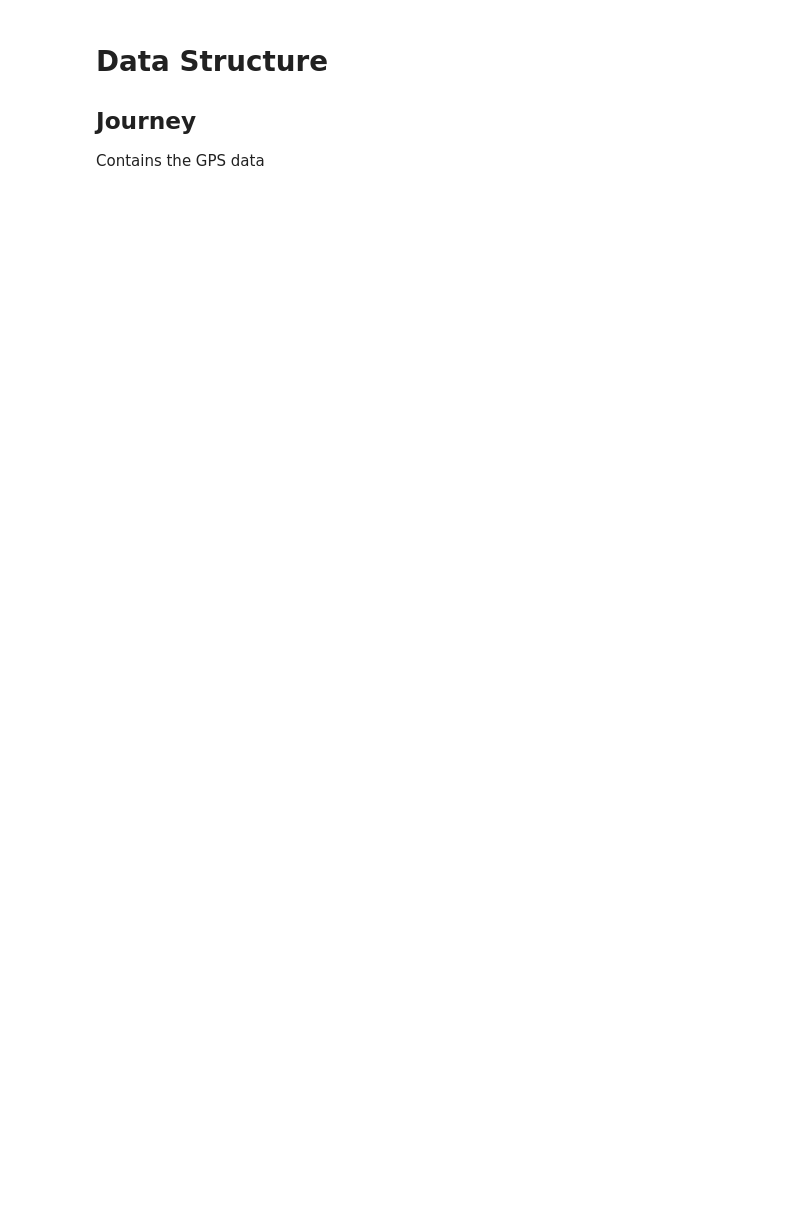
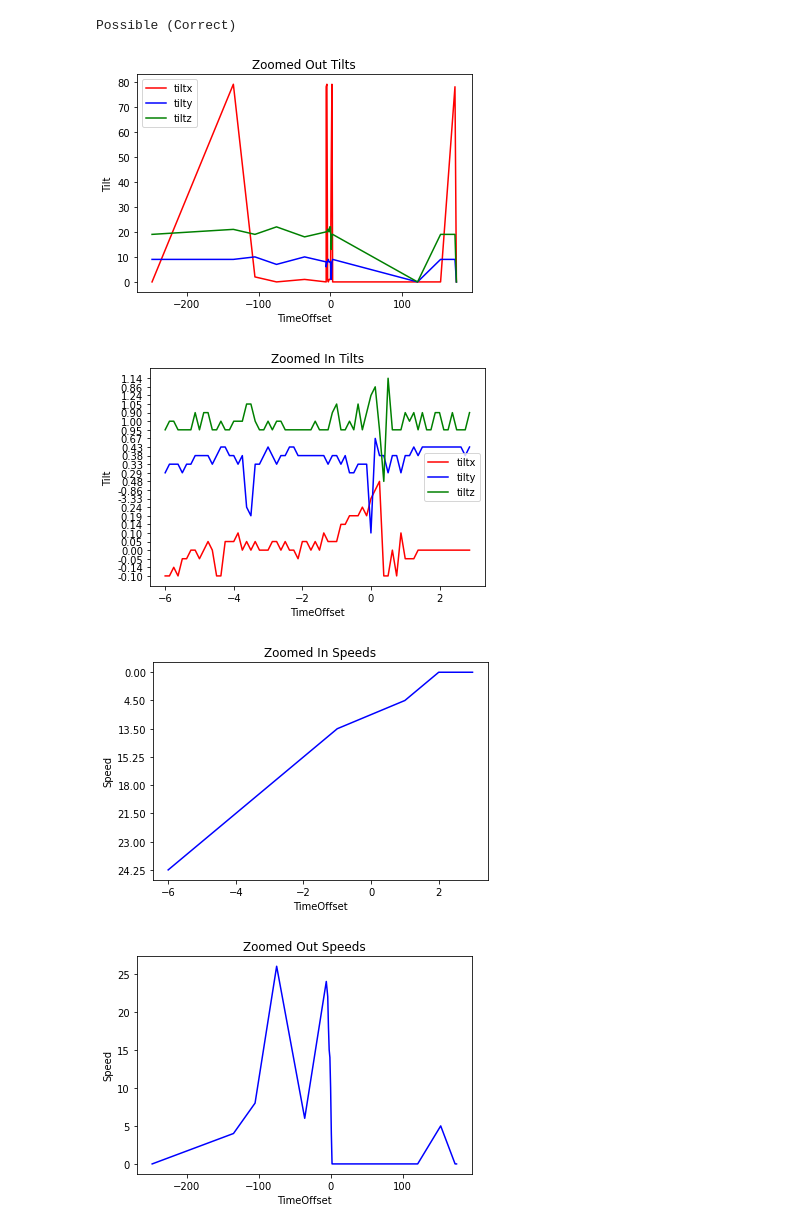
Before and after one commit to cwhite098/MDM3_Project1_Quartix, a Jupyter notebook: visualise.ipynb, the cells around one changed output. Saved outputs shown, nothing was run; the diff lists cells and outputs as text; code cells hidden in the pictures; blank space fills up the shorter version.

Commit message:
Finished data extraction function and created plotting functions

```diff
--- a/visualise.ipynb
+++ b/visualise.ipynb
@@ -62,4 +47,48 @@ KeyError: 'timeoffset'
-# %% [markdown]
-# Data Structure
-## Journey
-Contains the GPS data
+# %%
+def plot_tilts(df, title):
+    plt.plot(df['timeoffset'], df['tiltx'], label='tiltx', color='red')
+    plt.plot(df['timeoffset'], df['tilty'], label='tilty', color='blue')
+    plt.plot(df['timeoffset'], df['tiltz'], label='tiltz', color='green')
+    plt.title(title), plt.xlabel('TimeOffset'), plt.ylabel('Tilt')
+    plt.legend(loc='best')
+    plt.show()
+
+def plot_speeds(df, title):
+    plt.plot(df['timeoffset'], df['speed'], label='Speed', color='blue')
+    plt.title(title), plt.xlabel('TimeOffset'), plt.ylabel('Speed')
+    plt.show()
+
+def plot_grid(df, title):
+    X = df['gridx']
+    Y = df['gridy']
+    plt.plot(X, Y, label='Path', color='blue')
+    plt.scatter(X[0], Y[0], label='Start', marker='*', color='red')
+    plt.scatter(X.iloc[-1], Y.iloc[-1], label='End', marker='o', color='red')
+    plt.scatter(0,0, label='Incident', color='red', marker='x')
+    plt.legend(loc='best')
+    plt.title(title), plt.xlabel('gridX'), plt.ylabel('gridY')
+    plt.show()
+
+# Change the number of the second argument to get data for a different incidence
+data = get_data('data/categorised.json', 2)
+
+zoomed_in_df = data[0]
+zoomed_out_df = data[1]
+zoomed_in_tilts = data[2]
+status = data[3]
+
+# Tells us if crash or not
+print(status)
+
+# Plotting
+plot_tilts(data[1], 'Zoomed Out Tilts')
+plot_tilts(data[2], 'Zoomed In Tilts')
+plot_speeds(data[0], 'Zoomed In Speeds')
+plot_speeds(data[1], 'Zoomed Out Speeds')
+plot_grid(data[1], 'Locations')
+# %% [output]
+Possible (Correct)
+[figure, added]
+[figure, added]
+[figure, added]
+[figure, added]
```
Also changed, not shown: parts of 2 cells of this notebook.
